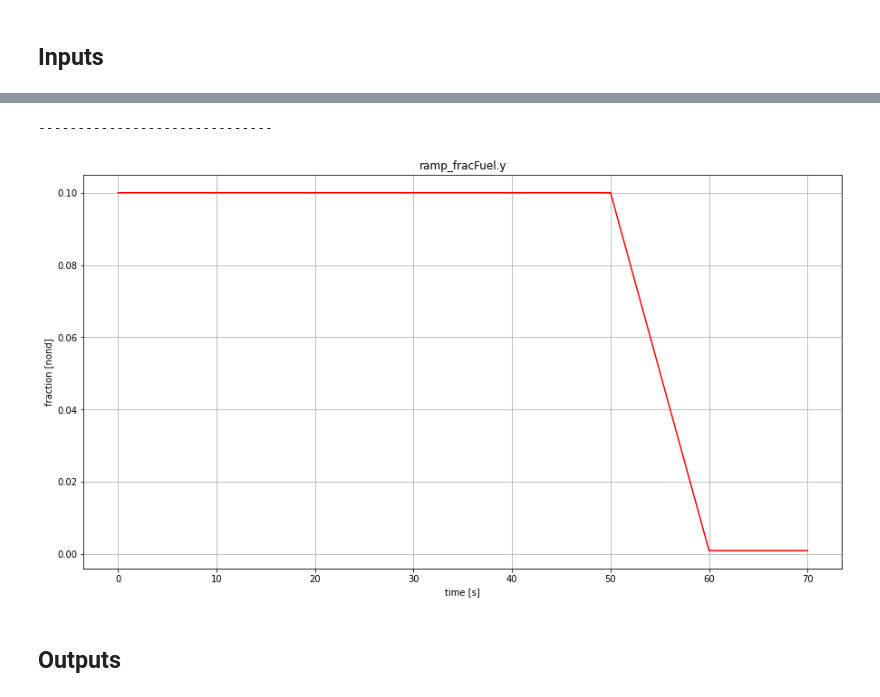
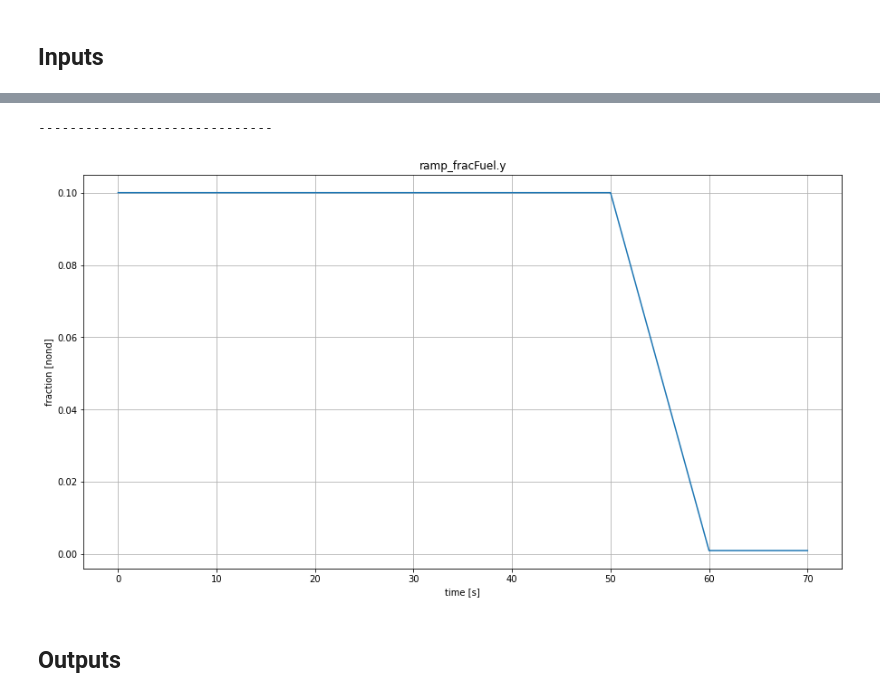
Before and after one commit to zeta-plusplus/PropulsionSystem, a Jupyter notebook: Jupyter/ThermodynamicCycles.OttoCycleIdeal00_ex01_rev001.ipynb, the cells around one changed output, grey strips where cells are left out. Saved outputs shown, nothing was run; the diff lists cells and outputs as text; code cells hidden in the pictures.

```diff
--- a/Jupyter/ThermodynamicCycles.OttoCycleIdeal00_ex01_rev001.ipynb
+++ b/Jupyter/ThermodynamicCycles.OttoCycleIdeal00_ex01_rev001.ipynb
@@ -247,19 +247,19 @@ print('------------------------------')
 # %%
 varName="ramp_fracFuel.y"
 ylabel='fraction [nond]'
 
 time= df[i_df].loc[:,'time']
 var= df[i_df].loc[:,varName]
 fig.append(plt.figure(figsize=(15,8)))
 plt.xlabel('time [s]')
 plt.ylabel(ylabel)
-plt.plot(time, var, color='red')
+plt.plot(time, var)
 plt.title(varName)
 plt.grid()
 print('------------------------------')
 # %% [output]
 ------------------------------
-[figure, old version]
+[figure, new version]
 # %% [markdown]
 <h2>Outputs</h2>
 # %%
```
Also changed, not shown: parts of 3 cells of this notebook, 18 other files.
